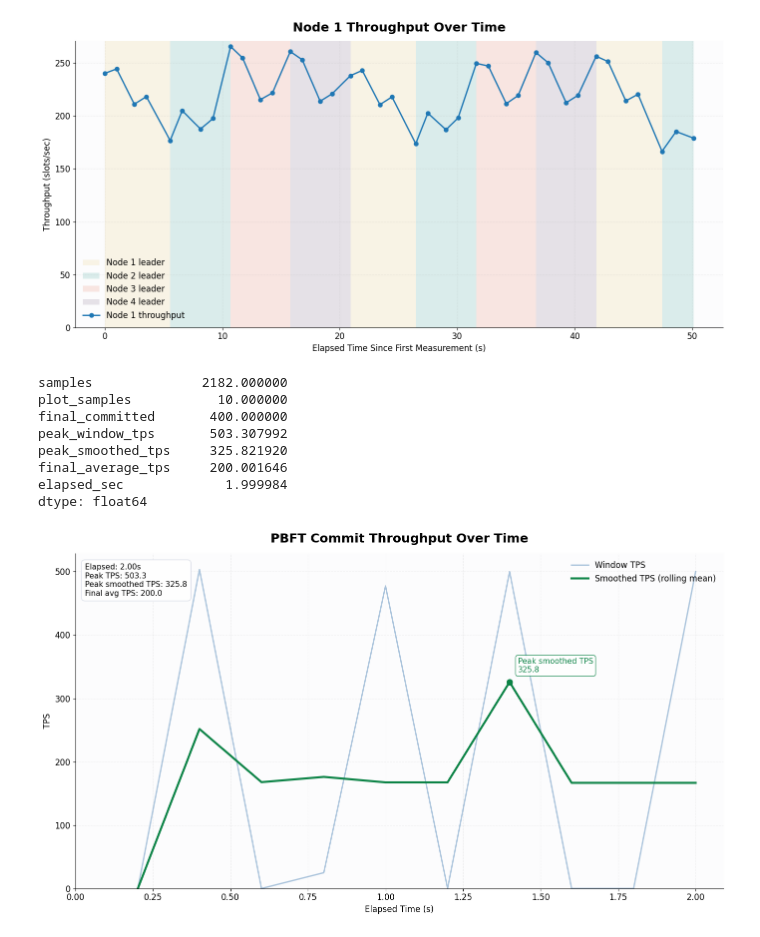
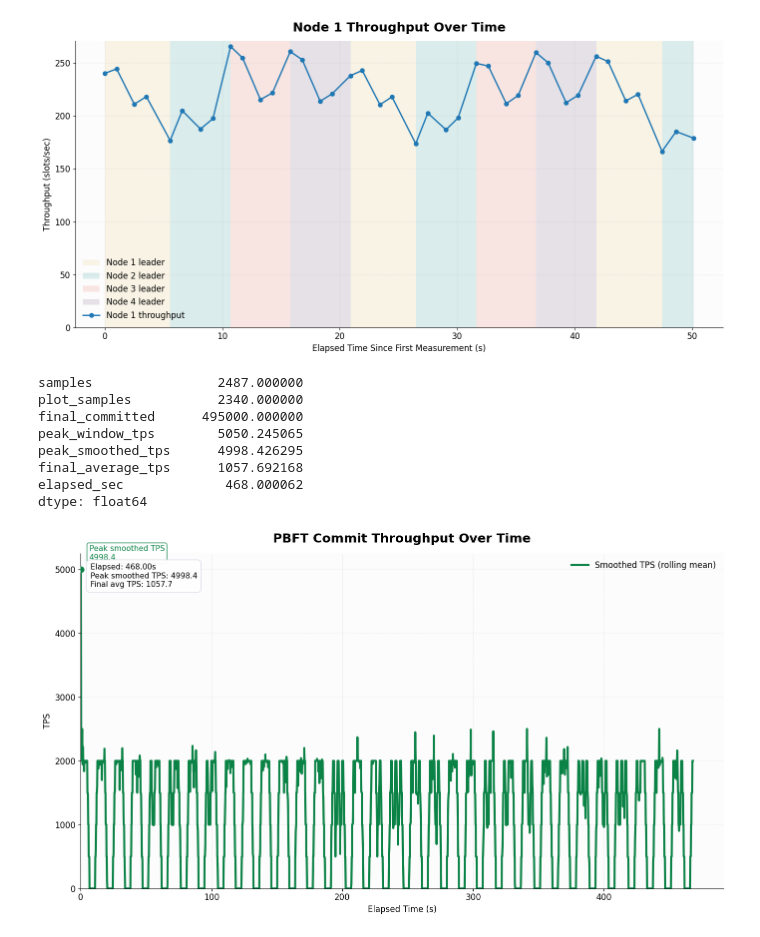
Before and after one commit to Michael112233/pbft, a Jupyter notebook: plot_tps_series.ipynb, the cells around one changed output. Drawn from its saved outputs; the diff is of its cells as text; code cells hidden in the pictures.

```diff
--- a/plot_tps_series.ipynb
+++ b/plot_tps_series.ipynb
@@ -99,15 +99,17 @@ plt.show()
 | 4 | 2 | 2026-05-07 23:07:41.163296-04:00 | 2 | 250 | 1.414715 | 176.713986 | 1250 | ... |
 [figure]
 # %%
-json_path = Path("series.json")
+json_path = Path("./rr/rr.json")
 assert json_path.exists(), f"Missing file: {json_path.resolve()}"
 
 with json_path.open() as f:
     raw = json.load(f)
 
 df = pd.DataFrame(raw)
+# df = df[(df["average_tps"] >= 500) & (df["average_tps"] <= 3000)].copy()
+
 df = df.sort_values("elapsed_sec").reset_index(drop=True)
-df["window_tps_smooth"] = df["window_tps"].rolling(window=3, min_periods=1).mean()
+df["window_tps_smooth"] = df["window_tps"].rolling(window=10, min_periods=1).mean()
 
 change_mask = df["committed_total"].ne(df["committed_total"].shift(fill_value=-1))
 if change_mask.any():
@@ -128,13 +130,13 @@ summary = {
 
 pd.Series(summary)
 # %% [output]
-samples              2182.000000
-plot_samples           10.000000
-final_committed       400.000000
-peak_window_tps       503.307992
-peak_smoothed_tps     325.821920
-final_average_tps     200.001646
-elapsed_sec             1.999984
+samples                2487.000000
+plot_samples           2340.000000
+final_committed      495000.000000
+peak_window_tps        5050.245065
+peak_smoothed_tps      4998.426295
+final_average_tps      1057.692168
+elapsed_sec             468.000062
 dtype: float64
 # %%
 fig, ax1 = plt.subplots()
@@ -142,14 +144,14 @@ fig, ax1 = plt.subplots()
 throughput_color = "#145DA0"
 smooth_color = "#0C8346"
 
-ax1.plot(
-    plot_df["elapsed_sec"],
-    plot_df["window_tps"],
-    color=throughput_color,
-    linewidth=2.0,
-    alpha=0.35,
-    label="Window TPS",
-)
+# ax1.plot(
+#     plot_df["elapsed_sec"],
+#     plot_df["window_tps"],
+#     color=throughput_color,
+#     linewidth=2.0,
+#     alpha=0.35,
+#     label="Window TPS",
+# )
 ax1.plot(
     plot_df["elapsed_sec"],
     plot_df["window_tps_smooth"],
@@ -173,35 +175,35 @@ ax1.annotate(
 )
 
 ax1.set_title("PBFT Commit Throughput Over Time", fontsize=18, weight="bold", pad=16)
 ax1.set_xlabel("Elapsed Time (s)")
 ax1.set_ylabel("TPS")
 
 ax1.set_xlim(left=0)
 ax1.set_ylim(bottom=0)
 
 summary_text = (
     f"Elapsed: {summary['elapsed_sec']:.2f}s\n"
-    f"Peak TPS: {summary['peak_window_tps']:.1f}\n"
+
     f"Peak smoothed TPS: {summary['peak_smoothed_tps']:.1f}\n"
     f"Final avg TPS: {summary['final_average_tps']:.1f}"
 )
 ax1.text(
     0.015,
     0.97,
     summary_text,
     transform=ax1.transAxes,
     va="top",
     ha="left",
     fontsize=11,
     bbox=dict(boxstyle="round,pad=0.5", fc="white", ec="#d9dde7", alpha=0.95),
 )
 
 ax1.legend(loc="upper right", frameon=False)
 
 plt.tight_layout()
 plt.show()
 # %% [output]
-[figure, old version]
+[figure, new version]
 # %%
 output_path = Path("tps_graph_pretty.png")
 fig.savefig(output_path, dpi=220, bbox_inches="tight")
```
Also changed, not shown: parts of 2 cells of this notebook, 13 other files.
